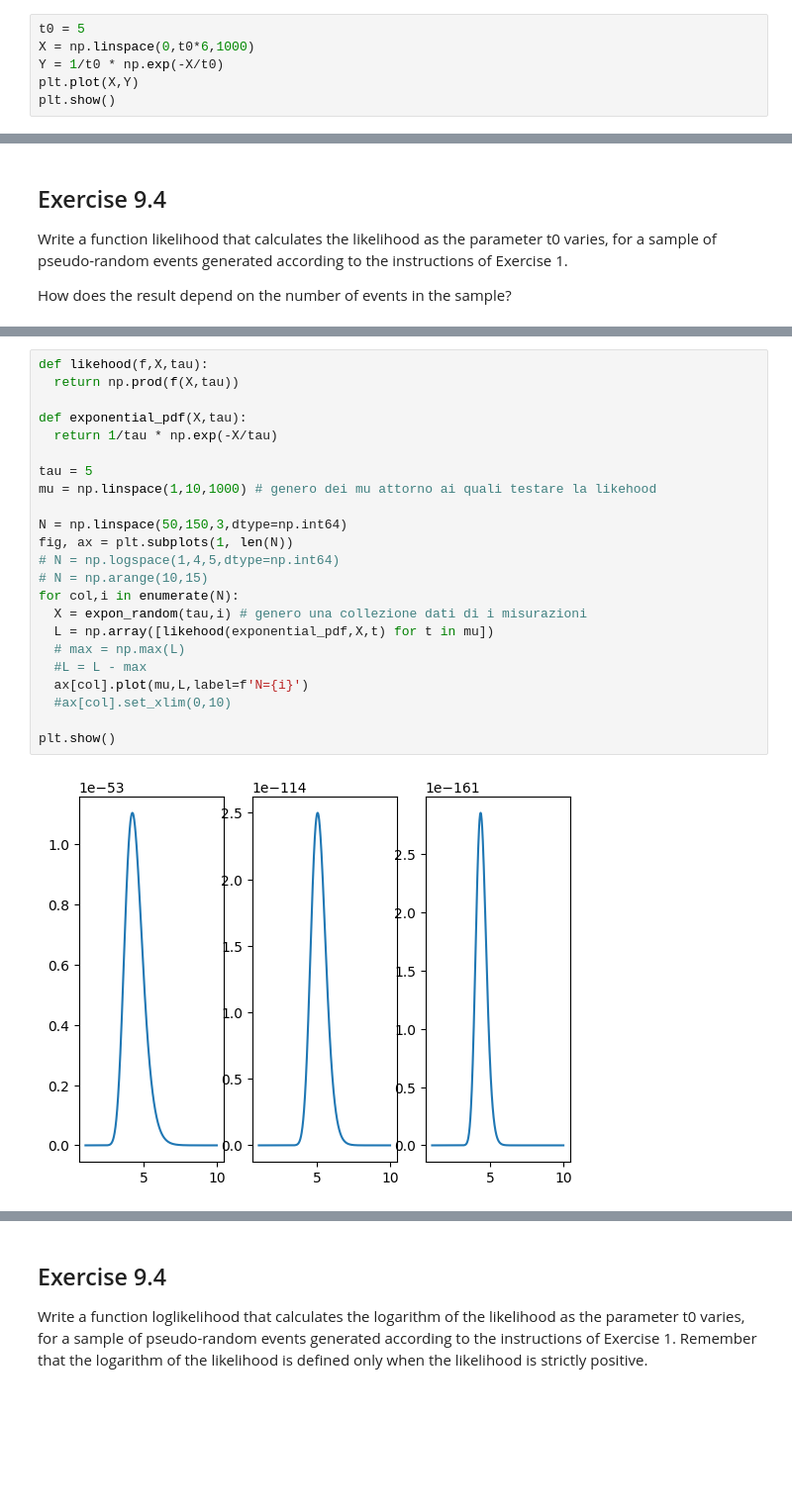
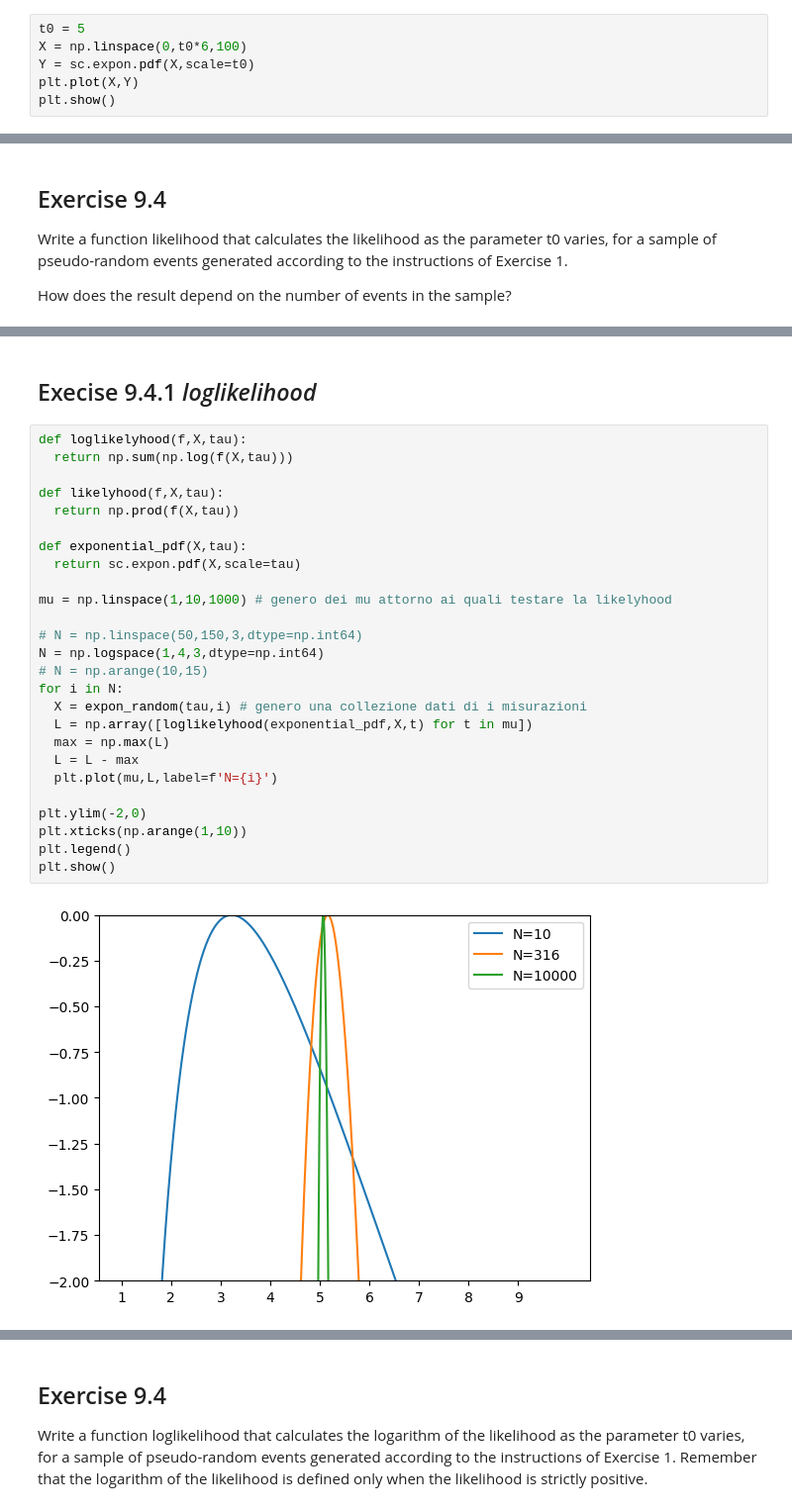
Before and after one commit to CarminatiGiovanni/LaboratorioCalcoloEStatistica, a Jupyter notebook: exercises_9_271123.ipynb, the cells around one changed output, grey strips where cells are left out. Shown at 99% size. Drawn from its saved outputs; the diff is of its cells as text; blank space fills up the shorter version.

```diff
--- a/exercises_9_271123.ipynb
+++ b/exercises_9_271123.ipynb
@@ -34,8 +40,8 @@ display_exp_hist(5,1000)
 Write a program that plots the exponential probability distribution with a fixed parameter t0.
 # %%
 t0 = 5
-X = np.linspace(0,t0*6,1000)
-Y = 1/t0 * np.exp(-X/t0)
+X = np.linspace(0,t0*6,100)
+Y = sc.expon.pdf(X,scale=t0)
 plt.plot(X,Y)
 plt.show()
 # %% [output]
@@ -48,25 +95,30 @@ How does the result depend on the number of events in the sample?
+# %% [markdown]
+## Execise 9.4.1 _loglikelihood_
 # %%
-def likehood(f,X,tau):
+def loglikelyhood(f,X,tau):
+  return np.sum(np.log(f(X,tau)))
+
+def likelyhood(f,X,tau):
   return np.prod(f(X,tau))
 
 def exponential_pdf(X,tau):
-  return 1/tau * np.exp(-X/tau)
+  return sc.expon.pdf(X,scale=tau)
 
-tau = 5
-mu = np.linspace(1,10,1000) # genero dei mu attorno ai quali testare la likehood
+mu = np.linspace(1,10,1000) # genero dei mu attorno ai quali testare la likelyhood
 
-N = np.linspace(50,150,3,dtype=np.int64)
-fig, ax = plt.subplots(1, len(N))
-# N = np.logspace(1,4,5,dtype=np.int64)
+# N = np.linspace(50,150,3,dtype=np.int64)
+N = np.logspace(1,4,3,dtype=np.int64)
 # N = np.arange(10,15)
-for col,i in enumerate(N):
+for i in N:
   X = expon_random(tau,i) # genero una collezione dati di i misurazioni
-  L = np.array([likehood(exponential_pdf,X,t) for t in mu])
-  # max = np.max(L)
-  #L = L - max
-  ax[col].plot(mu,L,label=f'N={i}')
-  #ax[col].set_xlim(0,10)
+  L = np.array([loglikelyhood(exponential_pdf,X,t) for t in mu])
+  max = np.max(L)
+  L = L - max
+  plt.plot(mu,L,label=f'N={i}')
 
+plt.ylim(-2,0)
+plt.xticks(np.arange(1,10))
+plt.legend()
 plt.show()
 # %% [output]
-[figure, old version]
+[figure, new version]
```
Also changed, not shown: parts of 8 cells of this notebook, 1 other file.
